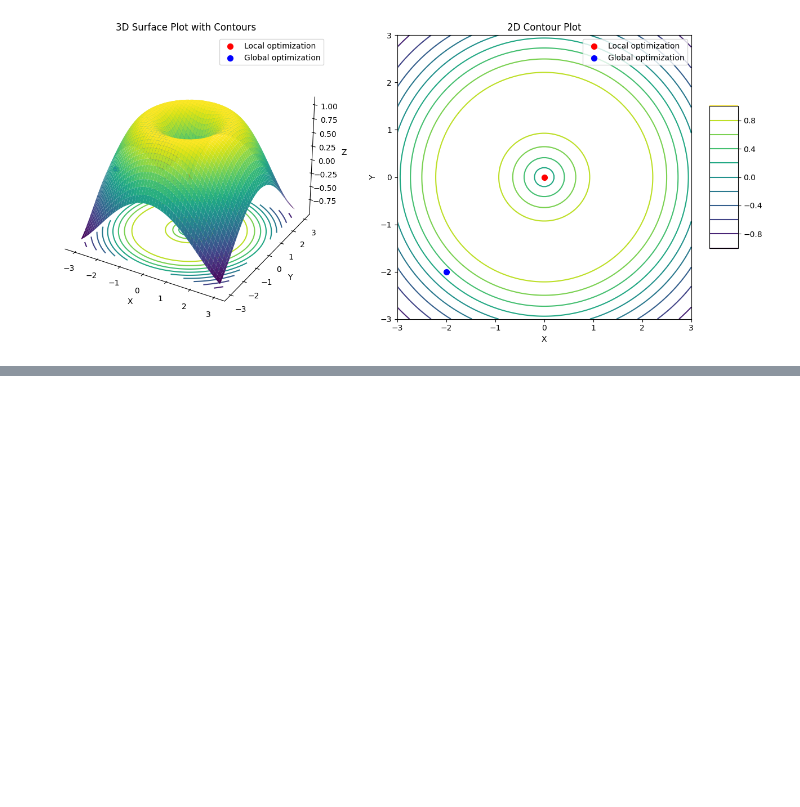
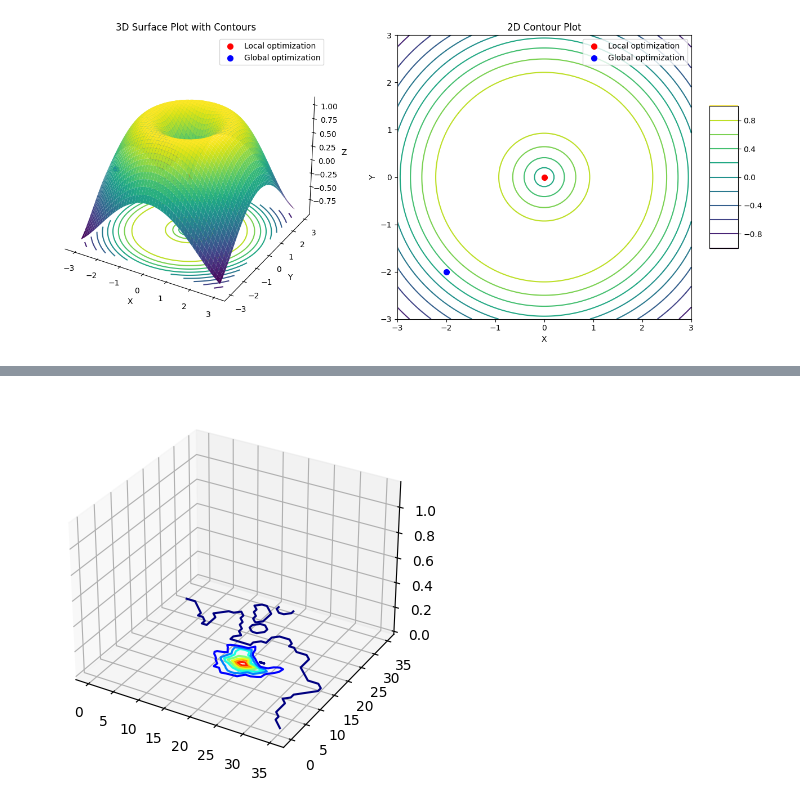
Before and after one commit to HalKiyo/h08_urban, a Jupyter notebook: qgis/pst/3Dplots_population_density.ipynb, the cells around one changed output, grey strips where cells are left out. Drawn from its saved outputs; the diff is of its cells as text; code cells hidden in the pictures; blank space fills up the shorter version.

```diff
--- a/qgis/pst/3Dplots_population_density.ipynb
+++ b/qgis/pst/3Dplots_population_density.ipynb
@@ -148,0 +148,14 @@ NameError: name 'city_num' is not defined
+# %%
+x = np.arange(pop_cropped.shape[1])
+y = np.arange(pop_cropped.shape[0])
+X, Y = np.meshgrid(x, y)
+Z = pop_cropped
+
+# プロットの作成
+fig = plt.figure()
+ax = fig.add_subplot(111, projection='3d')
+#
+contour = ax.contour(X, Y, Z, 10, cmap='jet', linestyles="solid", offset=-1)
+plt.show()
+# %% [output]
+[figure, added]
```
Also changed, not shown: parts of 12 cells of this notebook.
